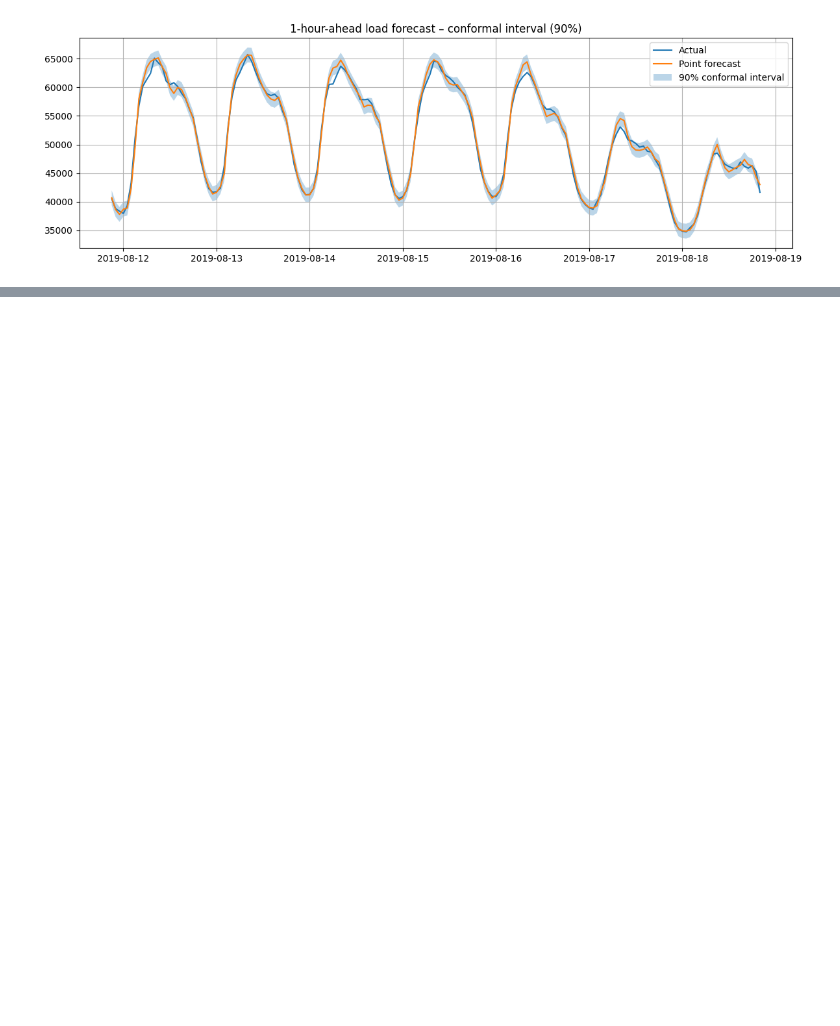
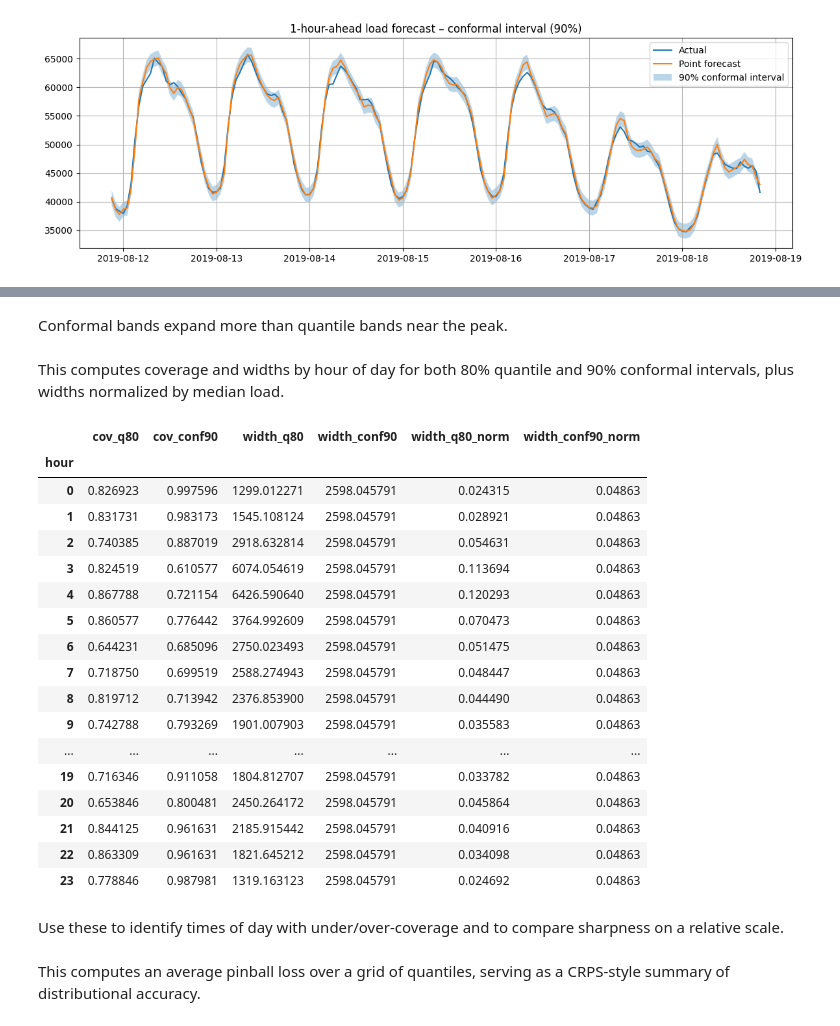
Before and after one commit to RuiyanH/Renewable-Generation-Forecasting, a Jupyter notebook: notebooks/04_probabilistic_forecasts.ipynb, the cells around one changed output, grey strips where cells are left out. Saved outputs shown, nothing was run; the diff lists cells and outputs as text; code cells hidden in the pictures; blank space fills up the shorter version.

```diff
--- a/notebooks/04_probabilistic_forecasts.ipynb
+++ b/notebooks/04_probabilistic_forecasts.ipynb
@@ -161,0 +357,63 @@ plt.show()
+# %% [markdown]
+Conformal bands expand more than quantile bands near the peak.
+# %% [markdown]
+This computes coverage and widths by hour of day for both 80% quantile and 90% conformal intervals, plus widths normalized by median load.
+# %%
+# Hour-of-day coverage and normalized interval widths (1h horizon)
+hour_idx = y_test.index.hour.values
+
+# Quantile 80% by hour
+df_hour_q = pd.DataFrame({
+    "hour": hour_idx,
+    "y": y_test.values,
+    "lower": lower_q,
+    "upper": upper_q,
+})
+
+cov_by_hour_q = df_hour_q.groupby("hour").apply(lambda g: interval_coverage(g["y"].values, g["lower"].values, g["upper"].values))
+width_by_hour_q = df_hour_q.groupby("hour").apply(lambda g: interval_width(g["lower"].values, g["upper"].values))
+
+# Conformal 90% by hour
+df_hour_c = pd.DataFrame({
+    "hour": hour_idx,
+    "y": y_test.values,
+    "lower": lower_conf,
+    "upper": upper_conf,
+})
+
+cov_by_hour_c = df_hour_c.groupby("hour").apply(lambda g: interval_coverage(g["y"].values, g["lower"].values, g["upper"].values))
+width_by_hour_c = df_hour_c.groupby("hour").apply(lambda g: interval_width(g["lower"].values, g["upper"].values))
+
+median_load = float(np.median(y_test.values))
+summary_hour = pd.DataFrame({
+    "cov_q80": cov_by_hour_q,
+    "cov_conf90": cov_by_hour_c,
+    "width_q80": width_by_hour_q,
+    "width_conf90": width_by_hour_c,
+})
+summary_hour["width_q80_norm"] = summary_hour["width_q80"] / median_load
+summary_hour["width_conf90_norm"] = summary_hour["width_conf90"] / median_load
+summary_hour.sort_index()
+# %% [output]
+|  | cov_q80 | cov_conf90 | width_q80 | width_conf90 | width_q80_norm | width_conf90_norm |
+| hour |  |  |  |  |  |  |
+| 0 | 0.826923 | 0.997596 | 1299.012271 | 2598.045791 | 0.024315 | 0.04863 |
+| 1 | 0.831731 | 0.983173 | 1545.108124 | 2598.045791 | 0.028921 | 0.04863 |
+| 2 | 0.740385 | 0.887019 | 2918.632814 | 2598.045791 | 0.054631 | 0.04863 |
+| 3 | 0.824519 | 0.610577 | 6074.054619 | 2598.045791 | 0.113694 | 0.04863 |
+| 4 | 0.867788 | 0.721154 | 6426.590640 | 2598.045791 | 0.120293 | 0.04863 |
+| 5 | 0.860577 | 0.776442 | 3764.992609 | 2598.045791 | 0.070473 | 0.04863 |
+| 6 | 0.644231 | 0.685096 | 2750.023493 | 2598.045791 | 0.051475 | 0.04863 |
+| 7 | 0.718750 | 0.699519 | 2588.274943 | 2598.045791 | 0.048447 | 0.04863 |
+| 8 | 0.819712 | 0.713942 | 2376.853900 | 2598.045791 | 0.044490 | 0.04863 |
+| 9 | 0.742788 | 0.793269 | 1901.007903 | 2598.045791 | 0.035583 | 0.04863 |
+| ... | ... | ... | ... | ... | ... | ... |
+| 19 | 0.716346 | 0.911058 | 1804.812707 | 2598.045791 | 0.033782 | 0.04863 |
+| 20 | 0.653846 | 0.800481 | 2450.264172 | 2598.045791 | 0.045864 | 0.04863 |
+| 21 | 0.844125 | 0.961631 | 2185.915442 | 2598.045791 | 0.040916 | 0.04863 |
+| 22 | 0.863309 | 0.961631 | 1821.645212 | 2598.045791 | 0.034098 | 0.04863 |
+| 23 | 0.778846 | 0.987981 | 1319.163123 | 2598.045791 | 0.024692 | 0.04863 |
+# %% [markdown]
+Use these to identify times of day with under/over-coverage and to compare sharpness on a relative scale.
+# %% [markdown]
+This computes an average pinball loss over a grid of quantiles, serving as a CRPS-style summary of distributional accuracy.
```
Also changed, not shown: parts of 34 cells of this notebook, 6 other files.
